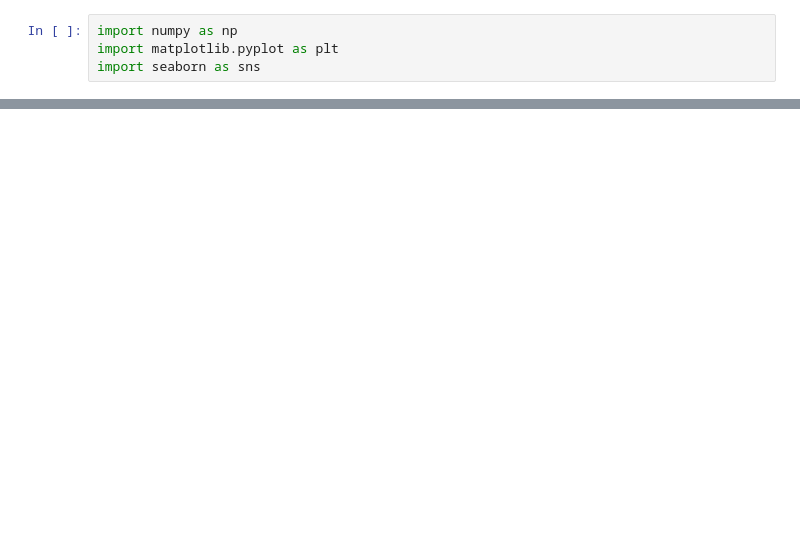
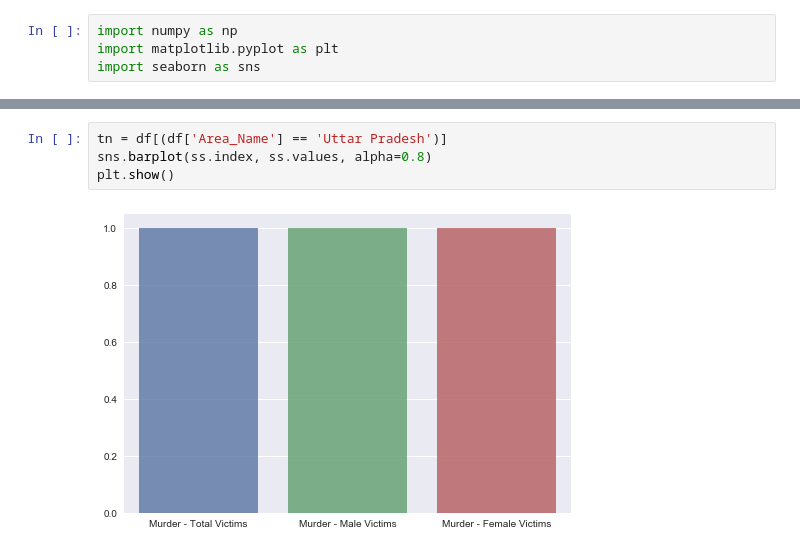
Before and after one commit to Sangarshanan/Data-visualization, a Jupyter notebook: India crime/Murder.ipynb, the cells around one changed output, grey strips where cells are left out. Saved outputs shown, nothing was run; the diff lists cells and outputs as text; blank space fills up the shorter version.

```diff
--- a/India crime/Murder.ipynb
+++ b/India crime/Murder.ipynb
@@ -30,0 +38,6 @@ plt.show()
+# %%
+tn = df[(df['Area_Name'] == 'Uttar Pradesh')]
+sns.barplot(ss.index, ss.values, alpha=0.8)
+plt.show()
+# %% [output]
+[figure, added]
```
Also changed, not shown: parts of 10 cells of this notebook.
